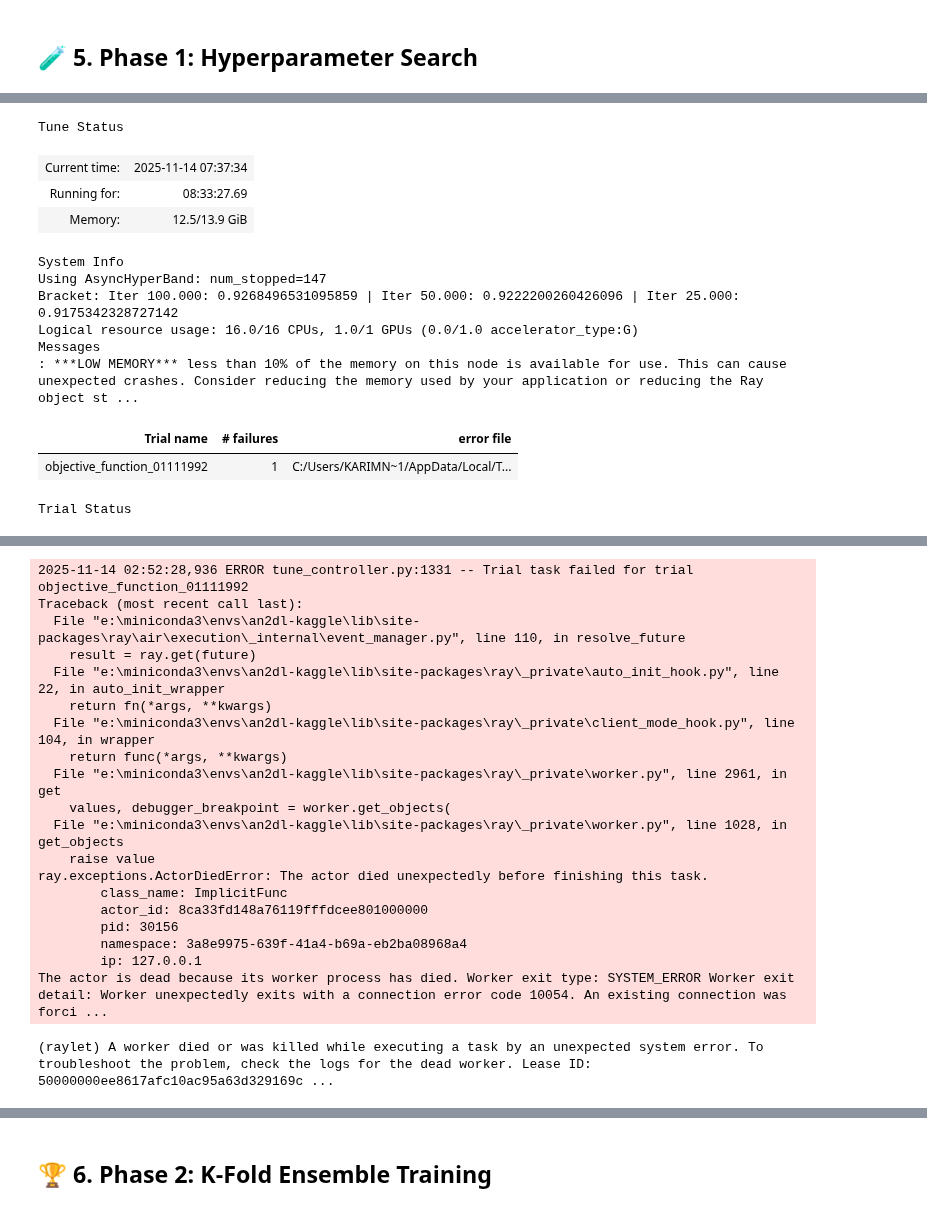
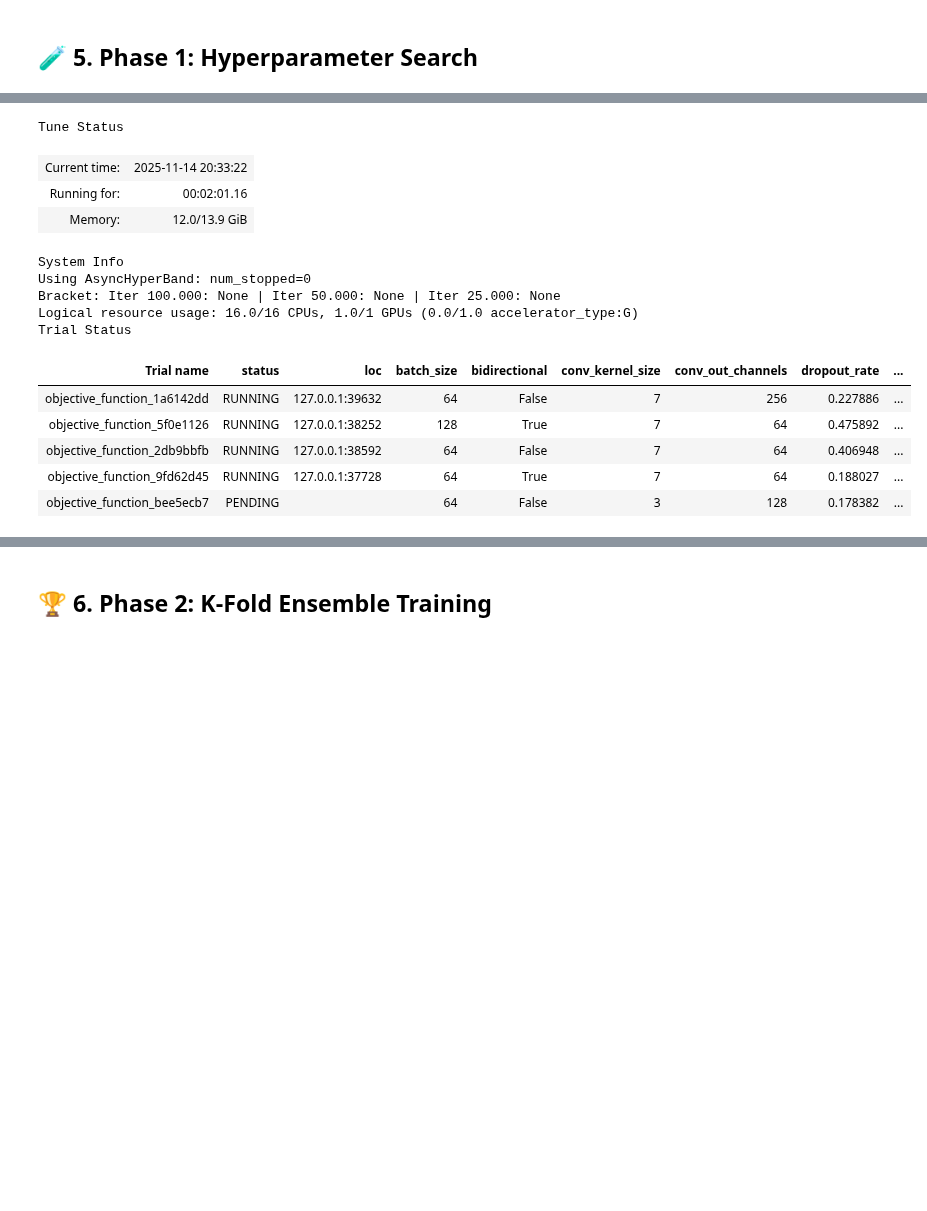
Before and after one commit to Negm2000/Challenge-1, a Jupyter notebook: main.ipynb, the cells around one changed output, grey strips where cells are left out. Drawn from its saved outputs; the diff is of its cells as text; code cells hidden in the pictures; blank space fills up the shorter version.

Commit message:
added focal loss, remove label smoothing

```diff
--- a/main.ipynb
+++ b/main.ipynb
@@ -142,13 +145,13 @@ try:
     print(f"Created X_test_full_engineered (shape: {X_test_full_engineered.shape})")
     print(f"N_FEATURES is now: {N_FEATURES_NEW}")
 
-    print("\n--- 3. Calculating Class Weights ---")
+    print("\n--- 3. Calculating Alpha Weights for Focal Loss ---")
     class_counts_series = labels_df['label'].value_counts()
     counts_ordered = class_counts_series.reindex(LABEL_MAPPING.keys()).values
     class_weights_tensor = 1.0 / torch.tensor(counts_ordered, dtype=torch.float)
-    class_weights_tensor = (class_weights_tensor / class_weights_tensor.sum()).to(device)
+    alpha_tensor = (class_weights_tensor / class_weights_tensor.sum()).to(device)
     print(f"Class counts (0, 1, 2): {counts_ordered}")
-    print(f"Calculated class weights: {class_weights_tensor}")
+    print(f"Calculated alpha weights: {alpha_tensor}")
 
 except Exception as e:
     print(f"An error occurred: {e}")
@@ -370,45 +416,53 @@ print(f"  X_train_split_scaled: {X_train_split_scaled.shape}\n  X_val_split_scal
 # %%
+# --- MODIFIED: Search space with rnn_type and focal_loss_gamma ---
 search_space = {
-    "window_size": tune.choice([10, 20]), "stride": tune.choice([1,2,5]),
-    "lr": tune.loguniform(1e-4, 5e-3), "batch_size": tune.choice([64, 128]),
-    "hidden_size": tune.choice([256, 384]), "num_layers": tune.choice([2, 3]),
-    "dropout_rate": tune.uniform(0.1, 0.5), "feature_dropout_rate": tune.uniform(0.1, 0.5),
-    "bidirectional": tune.choice([True, False]), "l2_lambda": tune.loguniform(1e-7, 1e-4),
-    "conv_out_channels": tune.choice([64, 128, 256]), "conv_kernel_size": tune.choice([3, 5, 7]),
-    "label_smoothing_factor": tune.uniform(0.05, 0.2)
+    "rnn_type": tune.choice(['GRU', 'LSTM']),
+    "focal_loss_gamma": tune.uniform(1.0, 5.0),
+    "lr": tune.loguniform(1e-4, 5e-2),
+    "batch_size": tune.choice([64, 128]),
+    "hidden_size": tune.choice([256, 384]),
+    "num_layers": tune.choice([2, 3]),
+    "dropout_rate": tune.uniform(0.1, 0.5),
+    "feature_dropout_rate": tune.uniform(0.1, 0.5),
+    "bidirectional": tune.choice([True, False]),
+    "l2_lambda": tune.loguniform(1e-7, 1e-4),
+    "conv_out_channels": tune.choice([64, 128, 256]),
+    "conv_kernel_size": tune.choice([3, 5, 7])
 }
 
 def short_trial_name(trial): return f"{trial.trainable_name}_{trial.trial_id}"
 
 if ray.is_initialized(): ray.shutdown()
 ray.init(num_cpus=os.cpu_count(), num_gpus=1, ignore_reinit_error=True, log_to_driver=False)
 
-print("Starting hyperparameter search with pre-scaled data...")
+print("--- Starting HPO with Focal Loss and RNN-Type search ---")
 analysis = tune.run(
     tune.with_parameters(objective_function,
-                         X_train_scaled=X_train_split_scaled, y_train=y_train_split,
-                         X_val_scaled=X_val_split_scaled, y_val=y_val_split,
-                         class_weights=class_weights_tensor),
+                         X_train_w=X_train_w_torch, y_train_w=y_train_w_torch,
+                         X_val_w=X_val_w_torch, y_val_w=y_val_w_torch,
+                         alpha_tensor=alpha_tensor),
     resources_per_trial={"cpu": 4, "gpu": 0.25},
     config=search_space,
-    num_samples=200,
+    num_samples=30,
     search_alg=OptunaSearch(metric="val_f1", mode="max"),
     scheduler=ASHAScheduler(metric="val_f1", mode="max", grace_period=25, reduction_factor=2),
-    name="pirate_pain_optimized_search_v9",
+    name="pirate_pain_focalloss_search_v11",
     verbose=1,
     trial_dirname_creator=short_trial_name
 )
 # %% [output]
 Tune Status
-| Current time: | 2025-11-14 07:37:34 |
-| Running for: | 08:33:27.69 |
-| Memory: | 12.5/13.9 GiB |
+| Current time: | 2025-11-14 20:33:22 |
+| Running for: | 00:02:01.16 |
+| Memory: | 12.0/13.9 GiB |
 System Info
-Using AsyncHyperBand: num_stopped=147
-Bracket: Iter 100.000: 0.9268496531095859 | Iter 50.000: 0.9222200260426096 | Iter 25.000: 0.9175342328727142
+Using AsyncHyperBand: num_stopped=0
+Bracket: Iter 100.000: None | Iter 50.000: None | Iter 25.000: None
 Logical resource usage: 16.0/16 CPUs, 1.0/1 GPUs (0.0/1.0 accelerator_type:G)
-Messages
-: ***LOW MEMORY*** less than 10% of the memory on this node is available for use. This can cause unexpected crashes. Consider reducing the memory used by your application or reducing the Ray object st ...
+Trial Status
-| Trial name | # failures | error file |
-| objective_function_01111992 | 1 | C:/Users/KARIMN~1/AppData/Local/T... |
+| Trial name | status | loc | batch_size | bidirectional | conv_kernel_size | conv_out_channels | dropout_rate | ... |
+| objective_function_1a6142dd | RUNNING | 127.0.0.1:39632 | 64 | False | 7 | 256 | 0.227886 | ... |
+| objective_function_5f0e1126 | RUNNING | 127.0.0.1:38252 | 128 | True | 7 | 64 | 0.475892 | ... |
+| objective_function_2db9bbfb | RUNNING | 127.0.0.1:38592 | 64 | False | 7 | 64 | 0.406948 | ... |
+| objective_function_9fd62d45 | RUNNING | 127.0.0.1:37728 | 64 | True | 7 | 64 | 0.188027 | ... |
+| objective_function_bee5ecb7 | PENDING |  | 64 | False | 3 | 128 | 0.178382 | ... |
-Trial Status
@@ -432,20 +468,0 @@ Trial Status
-2025-11-14 02:52:28,936 ERROR tune_controller.py:1331 -- Trial task failed for trial objective_function_01111992
-Traceback (most recent call last):
-  File "e:\miniconda3\envs\an2dl-kaggle\lib\site-packages\ray\air\execution\_internal\event_manager.py", line 110, in resolve_future
-    result = ray.get(future)
-  File "e:\miniconda3\envs\an2dl-kaggle\lib\site-packages\ray\_private\auto_init_hook.py", line 22, in auto_init_wrapper
-    return fn(*args, **kwargs)
-  File "e:\miniconda3\envs\an2dl-kaggle\lib\site-packages\ray\_private\client_mode_hook.py", line 104, in wrapper
-    return func(*args, **kwargs)
-  File "e:\miniconda3\envs\an2dl-kaggle\lib\site-packages\ray\_private\worker.py", line 2961, in get
-    values, debugger_breakpoint = worker.get_objects(
-  File "e:\miniconda3\envs\an2dl-kaggle\lib\site-packages\ray\_private\worker.py", line 1028, in get_objects
-    raise value
-ray.exceptions.ActorDiedError: The actor died unexpectedly before finishing this task.
-        class_name: ImplicitFunc
-        actor_id: 8ca33fd148a76119fffdcee801000000
-        pid: 30156
-        namespace: 3a8e9975-639f-41a4-b69a-eb2ba08968a4
-        ip: 127.0.0.1
-The actor is dead because its worker process has died. Worker exit type: SYSTEM_ERROR Worker exit detail: Worker unexpectedly exits with a connection error code 10054. An existing connection was forci ...
-(raylet) A worker died or was killed while executing a task by an unexpected system error. To troubleshoot the problem, check the logs for the dead worker. Lease ID: 50000000ee8617afc10ac95a63d329169c ...
```
Also changed, not shown: parts of 12 cells of this notebook.
